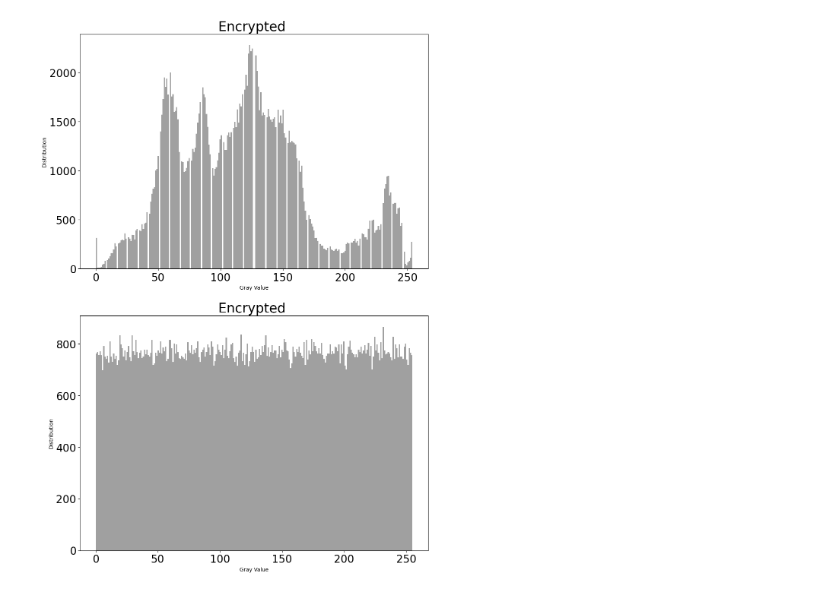
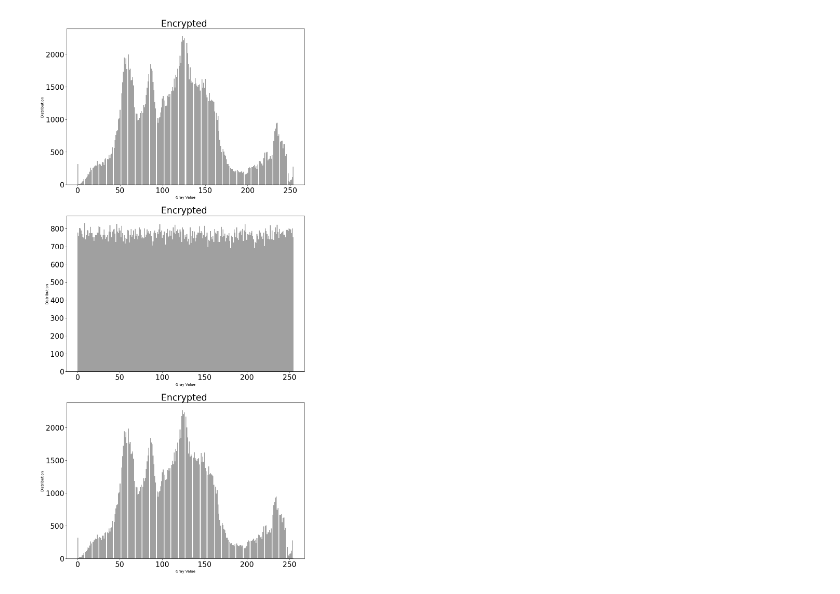
Before and after one commit to Kavya-24/Innovation-Lab-Project, a Jupyter notebook: Python Model/Augmented Model/Augmented Model.ipynb, the cells around one changed output. Cells and saved outputs as stored; diff of their text form; code cells hidden in the pictures.

```diff
--- a/Python Model/Augmented Model/Augmented Model.ipynb
+++ b/Python Model/Augmented Model/Augmented Model.ipynb
@@ -1094,9 +1103,15 @@ def LocalEntropy(cipher):
         temp = entropy1936(cipherBlock[i])
         #print("local entropy: ", temp)
         localEntropy.append(temp)
-    print("average local entropy:", averagenum(localEntropy))
-    return
 
+    return averagenum(localEntropy)
+
+def shannonEntropy(img):
+
+    marg = np.histogramdd(np.ravel(img), bins = 256)[0]/img.size
+    marg = list(filter(lambda p: p > 0, np.ravel(marg)))
+    entropy = -np.sum(np.multiply(marg, np.log2(marg)))
+    return entropy
 
 def distanceCorrelation(u,v):
 
@@ -1107,6 +1122,11 @@ def distanceCorrelation(u,v):
     return d
 # %%
 img = cv2.imread('elaine.jpg')
+
+w,h,d = img.shape
+# img = img.reshape((w,h*d))
+orEn = shannonEntropy(img)
+# img = img.reshape((w,h,d))
 
 
 # encImg = doEnc(img, originalKey)
@@ -1118,21 +1138,65 @@ img = cv2.imread('elaine.jpg')
 
 t1 = time.time()
 i1,i2=testWhole(img,originalKey)
-
 t2 = time.time()
 
-listIm = [img,i1]
+listIm = [img,i1,i2]
 histogram(listIm)
 
-w,h,d = img.shape
+
+
+print('Time=',t2-t1)
+
+print('Linear Relation between original and encrypted image',corr_coefficient(img.flatten(),i1.flatten(),w*h))
+print('Distance Correlation between original and encrypted',distanceCorrelation(img.flatten(),i1.flatten()))
+
+# print('\nHorizontal spread for original and encrypted ', correlation(img,i1,'Horizontal'))
+# print('\nVertical spread for original and encrypted ', correlation(img,i1,'Vertical'))
+# print('\nDiagonal spread for original and encrypted ', correlation(img,i1,'Diagonal'))
+
 # i1 = i1.reshape((w,h*d))
-# # # Remember to remove # on reshape for doColorEnc final
-# LocalEntropy(i1)
+enEn = shannonEntropy(i1)
 
-# print(t2-t1)
+print('Entropy of the original image =',orEn, ' and or enc image = ', enEn)
+print('Percentage change in entropy = ', (((enEn-orEn)/orEn) *100))
 
-print(corr_coefficient(img.flatten(),i1.flatten(),w*h))
+#Hybrid(pixel, row) =OPTIMAL
+# Entropy of the original image = 7.426956737962509  and or enc image =  7.999061646740582
+# Percentage change in entropy =  7.703086593379329
+# Linear Relation between original and encrypted image 0.000989925796320189
+# Distance Correlation between original and encrypted 0.9988728269431955
+#For two rounds (R=1 better)
+# Linear Relation between original and encrypted image -0.002233282785294951
+# Distance Correlation between original and encrypted 0.9991809061763759
+# Entropy of the original image = 7.426956737962509  and or enc image =  7.9988936445330765
+# Percentage change in entropy =  7.700824533515065
 
-print(distanceCorrelation(img.flatten(),i1.flatten()))
+#Hybrid (Row, Pixel)
+# Linear Relation between original and encrypted image 0.007174535316775599
+# Distance Correlation between original and encrypted 0.9977254649316344
+# Entropy of the original image = 7.426956737962509  and or enc image =  7.999058585418174
+# Percentage change in entropy =  7.703045374310522
+#For two rounds
+# Linear Relation between original and encrypted image -0.0023578276675478094
+# Distance Correlation between original and encrypted 0.9998098224719012
+# Entropy of the original image = 7.426956737962509  and or enc image =  7.999181369109177
+# Percentage change in entropy =  7.7046985910362284
+
+
+
+#RowCol
+# Entropy of the original image = 7.426956737962509  and or enc image =  7.999065877184291
+# Percentage change in entropy =  7.703143554041122
+# Linear Relation between original and encrypted image 0.004301747085190222
+# Distance Correlation between original and encrypted 0.9941313369763147
+
+#Pixel
+# Linear Relation between original and encrypted image 0.008392469838747203
+# Distance Correlation between original and encrypted 0.9988360328489421
+# Entropy of the original image = 7.426956737962509  and or enc image =  7.999006629999693
+# Percentage change in entropy =  7.7023458223902095
+
+
+#Diffusion Hybrid
 # %% [output]
 Variance is  2951.6775443117003
@@ -1142 +1210 @@ Variance is  5451.581877324464
-[figure, old version]
+[figure, new version]
```
Also changed, not shown: parts of 5 cells of this notebook, 27 other files.
